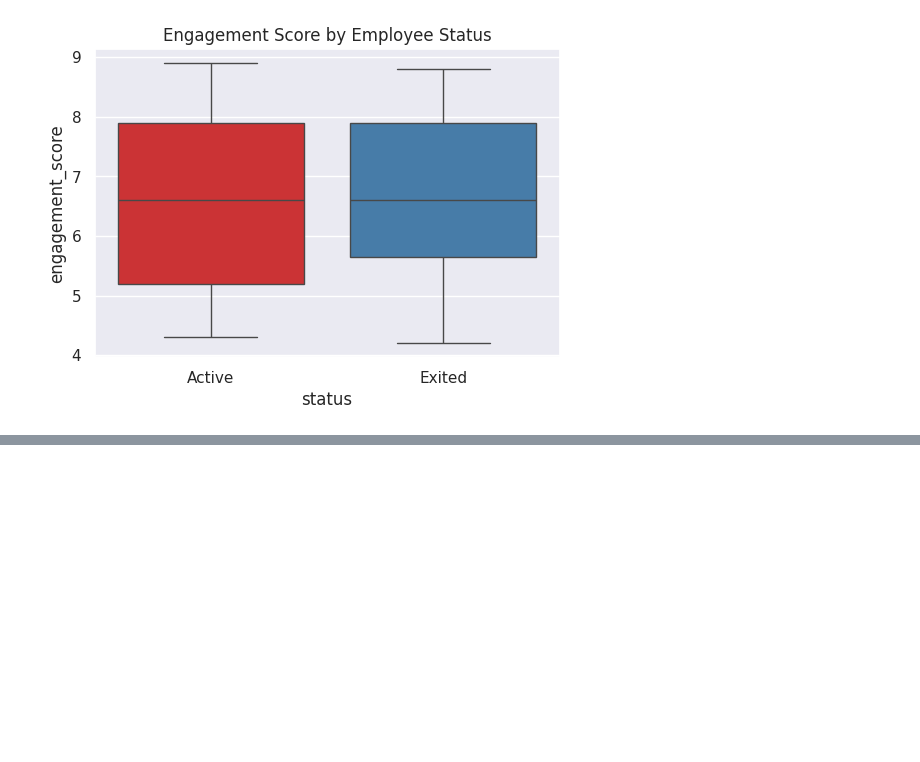
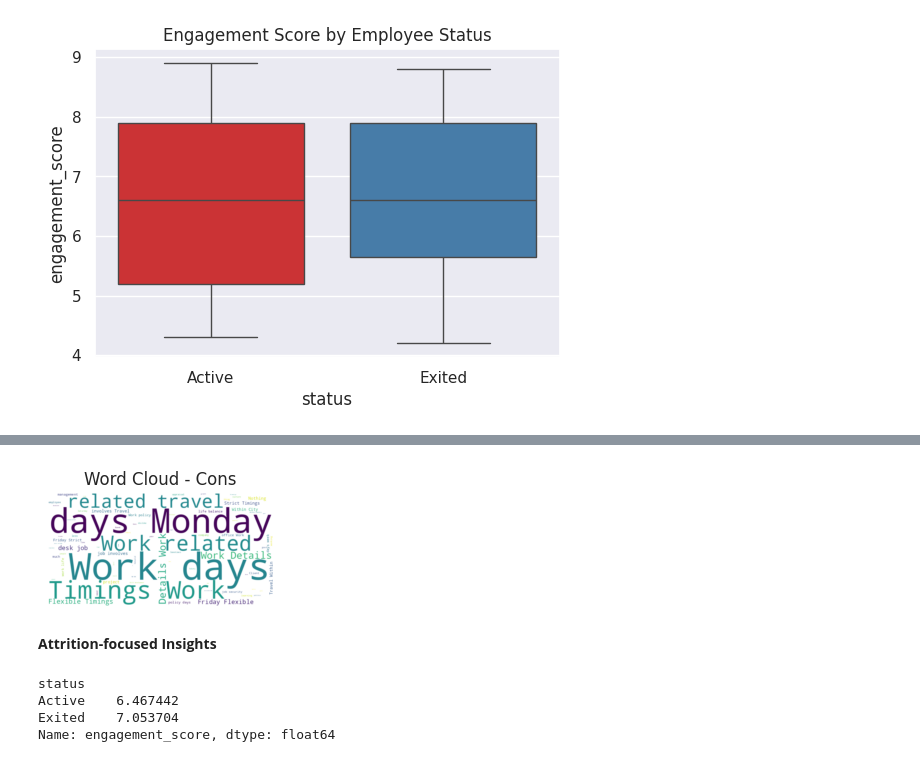
Before and after one commit to Derr009/hr-attrition-intelligence1, a Jupyter notebook: data/EDA.ipynb, the cells around one changed output, grey strips where cells are left out. Saved outputs shown, nothing was run; the diff lists cells and outputs as text; code cells hidden in the pictures; blank space fills up the shorter version.

```diff
--- a/data/EDA.ipynb
+++ b/data/EDA.ipynb
@@ -215,0 +251,19 @@ Passing `palette` without assigning `hue` is deprecated and will be removed in v
+# %%
+
+plt.subplot(1,2,2)
+plt.imshow(WordCloud(width=800, height=400, background_color="white").generate(cons_text), interpolation='bilinear')
+plt.axis("off")
+plt.title("Word Cloud - Cons")
+plt.show()
+# %% [output]
+[figure, added]
+# %% [markdown]
+**Attrition-focused Insights**
+# %%
+# Average engagement score by status
+df.groupby('status')['engagement_score'].mean()
+# %% [output]
+status
+Active    6.467442
+Exited    7.053704
+Name: engagement_score, dtype: float64
```
Also changed, not shown: parts of 8 cells of this notebook, 1 other file.
